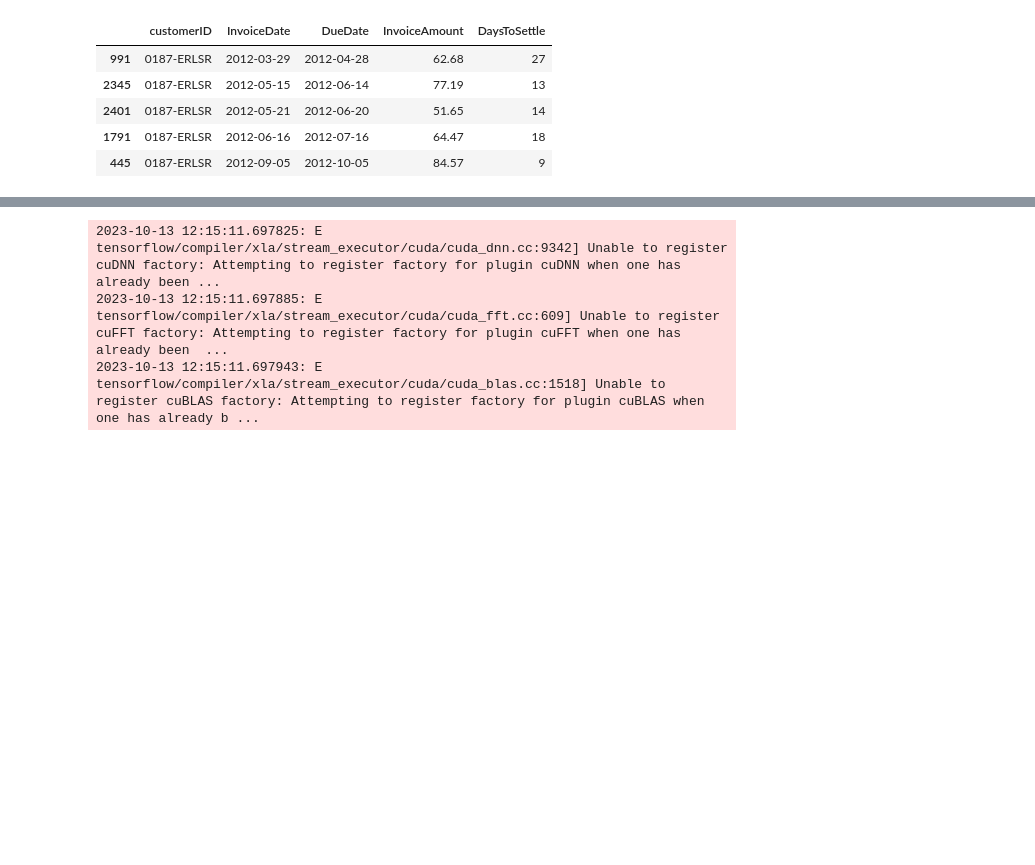
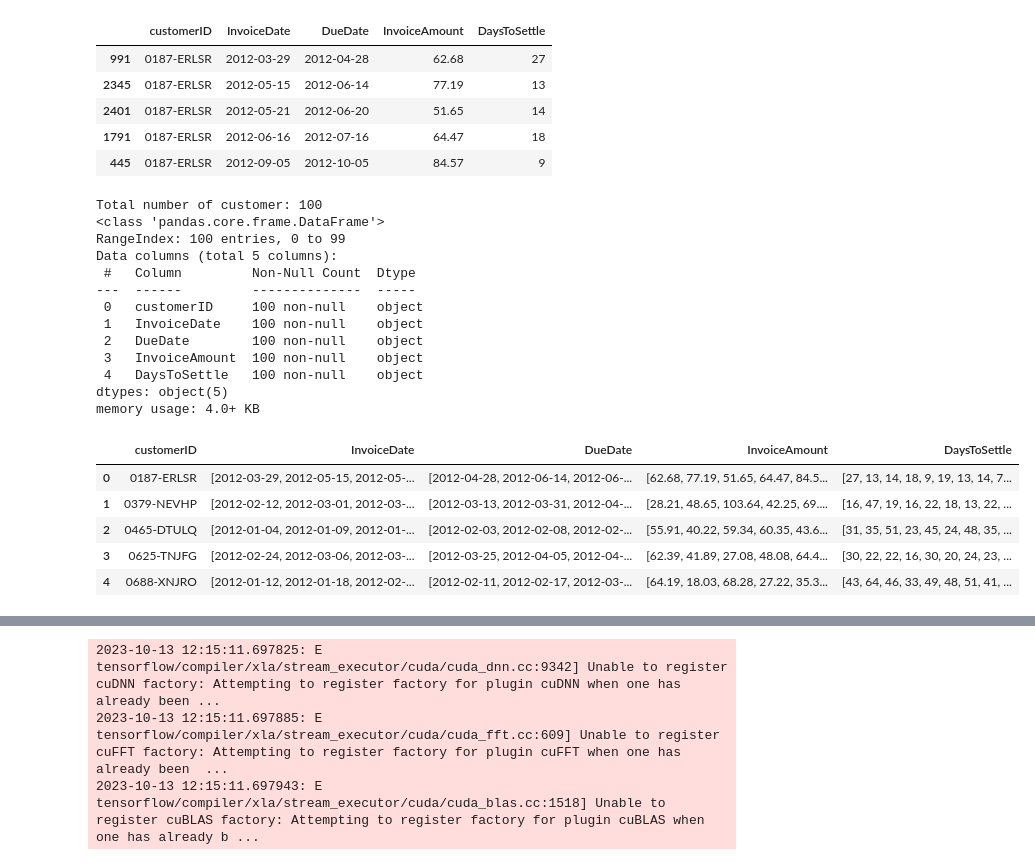
Before and after one commit to MengOonLee/AccountReceivable, a Jupyter notebook: Workflow/InvoicePayment/Forecasting.ipynb, the cells around one changed output, grey strips where cells are left out. Saved outputs shown, nothing was run; the diff lists cells and outputs as text; code cells hidden in the pictures; blank space fills up the shorter version.

```diff
--- a/Workflow/InvoicePayment/Forecasting.ipynb
+++ b/Workflow/InvoicePayment/Forecasting.ipynb
@@ -61,7 +64,7 @@ df_invoice.drop(columns=['countryCode', 'PaperlessDate', 'invoiceNumber',
 
 cols_date = ['InvoiceDate', 'DueDate']
 for col in cols_date:
-    df_invoice[col] = pd.to_datetime(df_invoice[col], format='%m/%d/%Y')
+    df_invoice[col] = pd.to_datetime(df_invoice[col], format='%m/%d/%Y').dt.date
 
 df_invoice.sort_values(by=['customerID', 'InvoiceDate'], inplace=True)
 
@@ -73,3 +76,34 @@ df_invoice.head()
 | 2401 | 0187-ERLSR | 2012-05-21 | 2012-06-20 | 51.65 | 14 |
 | 1791 | 0187-ERLSR | 2012-06-16 | 2012-07-16 | 64.47 | 18 |
 | 445 | 0187-ERLSR | 2012-09-05 | 2012-10-05 | 84.57 | 9 |
+# %%
+import numpy as np
+
+print("Total number of customer:", len(df_invoice['customerID'].unique()))
+
+df_payment = df_invoice.groupby('customerID')\
+    .agg(list)\
+    .reset_index()
+
+df_payment.info()
+df_payment.head()
+# %% [output]
+Total number of customer: 100
+<class 'pandas.core.frame.DataFrame'>
+RangeIndex: 100 entries, 0 to 99
+Data columns (total 5 columns):
+ #   Column         Non-Null Count  Dtype
+---  ------         --------------  -----
+ 0   customerID     100 non-null    object
+ 1   InvoiceDate    100 non-null    object
+ 2   DueDate        100 non-null    object
+ 3   InvoiceAmount  100 non-null    object
+ 4   DaysToSettle   100 non-null    object
+dtypes: object(5)
+memory usage: 4.0+ KB
+|  | customerID | InvoiceDate | DueDate | InvoiceAmount | DaysToSettle |
+| 0 | 0187-ERLSR | [2012-03-29, 2012-05-15, 2012-05-... | [2012-04-28, 2012-06-14, 2012-06-... | [62.68, 77.19, 51.65, 64.47, 84.5... | [27, 13, 14, 18, 9, 19, 13, 14, 7... |
+| 1 | 0379-NEVHP | [2012-02-12, 2012-03-01, 2012-03-... | [2012-03-13, 2012-03-31, 2012-04-... | [28.21, 48.65, 103.64, 42.25, 69.... | [16, 47, 19, 16, 22, 18, 13, 22, ... |
+| 2 | 0465-DTULQ | [2012-01-04, 2012-01-09, 2012-01-... | [2012-02-03, 2012-02-08, 2012-02-... | [55.91, 40.22, 59.34, 60.35, 43.6... | [31, 35, 51, 23, 45, 24, 48, 35, ... |
+| 3 | 0625-TNJFG | [2012-02-24, 2012-03-06, 2012-03-... | [2012-03-25, 2012-04-05, 2012-04-... | [62.39, 41.89, 27.08, 48.08, 64.4... | [30, 22, 22, 16, 30, 20, 24, 23, ... |
+| 4 | 0688-XNJRO | [2012-01-12, 2012-01-18, 2012-02-... | [2012-02-11, 2012-02-17, 2012-03-... | [64.19, 18.03, 68.28, 27.22, 35.3... | [43, 64, 46, 33, 49, 48, 51, 41, ... |
```
Also changed, not shown: parts of 3 cells of this notebook.
